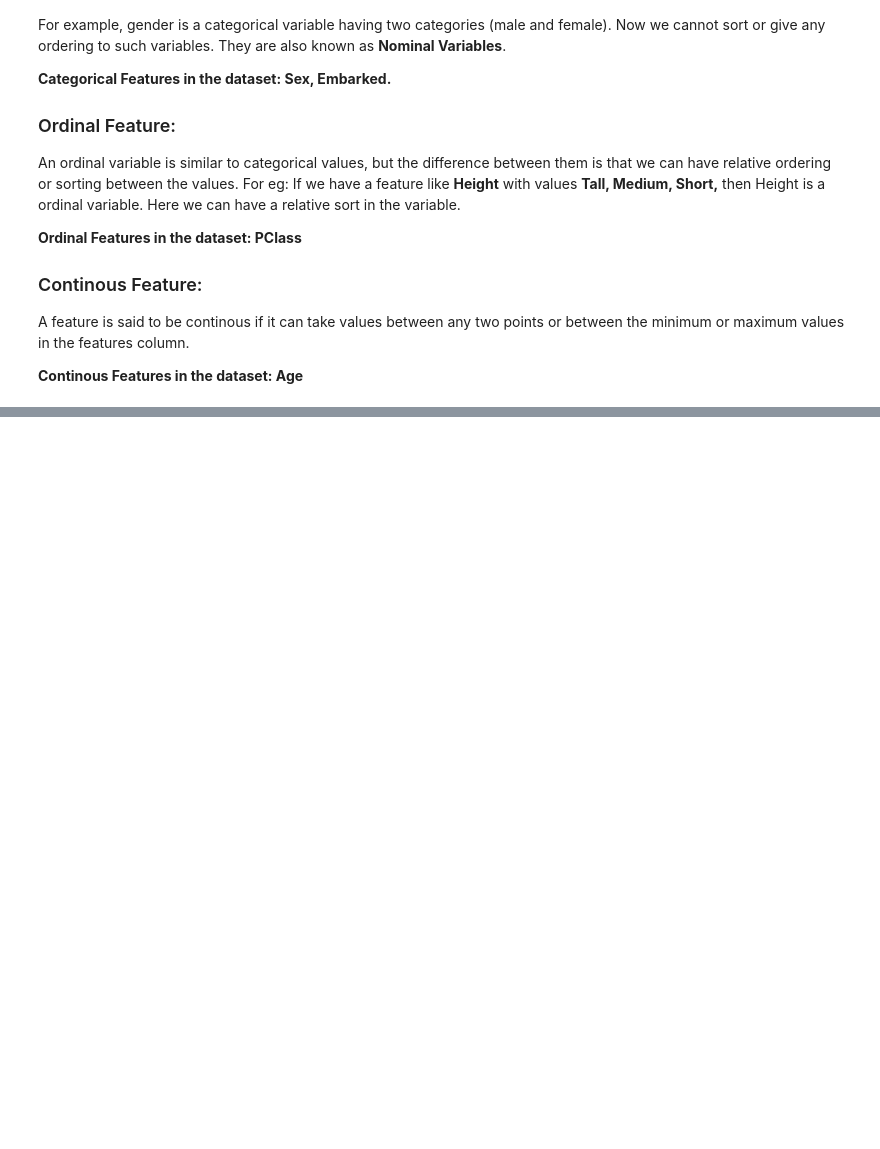
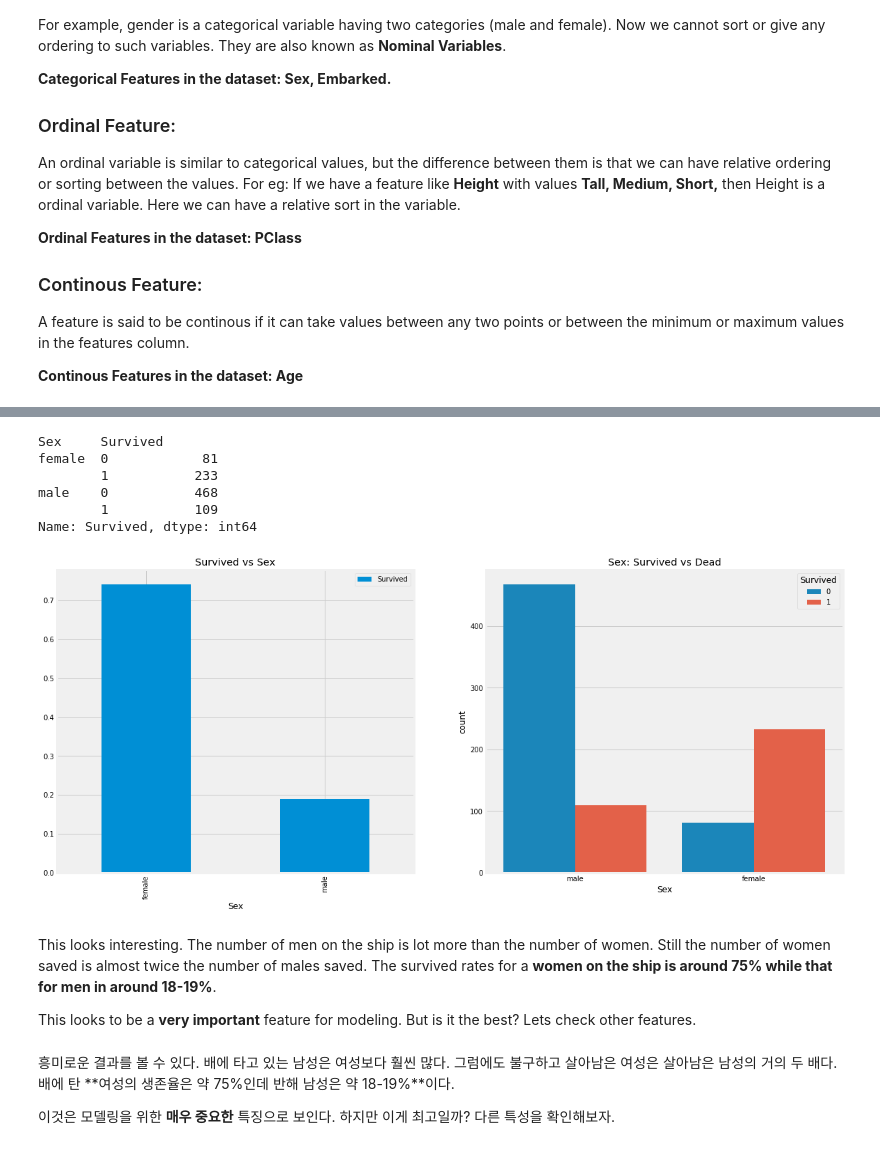
Before and after one commit to hodoodang/Kaggle, a Jupyter notebook: Titanic/KaggleTitanic.ipynb, the cells around one changed output, grey strips where cells are left out. Cells and saved outputs as stored; diff of their text form; code cells hidden in the pictures; blank space fills up the shorter version.

```diff
--- a/Titanic/KaggleTitanic.ipynb
+++ b/Titanic/KaggleTitanic.ipynb
@@ -147,0 +171,26 @@ A feature is said to be continous if it can take values between any two points o
+# %%
+data.groupby(['Sex', 'Survived'])['Survived'].count()
+# %% [output]
+Sex     Survived
+female  0            81
+        1           233
+male    0           468
+        1           109
+Name: Survived, dtype: int64
+# %%
+f, ax = plt.subplots(1, 2, figsize=(18, 8))
+data[['Sex', 'Survived']].groupby(['Sex']).mean().plot.bar(ax = ax[0])
+ax[0].set_title('Survived vs Sex')
+sns.countplot('Sex', hue = 'Survived', data = data, ax = ax[1])
+ax[1].set_title('Sex: Survived vs Dead')
+plt.show()
+# %% [output]
+[figure, added]
+# %% [markdown]
+This looks interesting. The number of men on the ship is lot more than the number of women. Still the number of women saved is almost twice the number of males saved. The survived rates for a **women on the ship is around 75% while that for men in around 18-19%**.
+
+This looks to be a **very important** feature for modeling. But is it the best? Lets check other features.
+# %% [markdown]
+흥미로운 결과를 볼 수 있다. 배에 타고 있는 남성은 여성보다 훨씬 많다. 그럼에도 불구하고 살아남은 여성은 살아남은 남성의 거의 두 배다. 배에 탄 **여성의 생존율은 약 75%인데 반해 남성은 약 18-19%**이다.
+
+이것은 모델링을 위한 **매우 중요한** 특징으로 보인다. 하지만 이게 최고일까? 다른 특성을 확인해보자.
```
Also changed, not shown: parts of 39 cells of this notebook.
